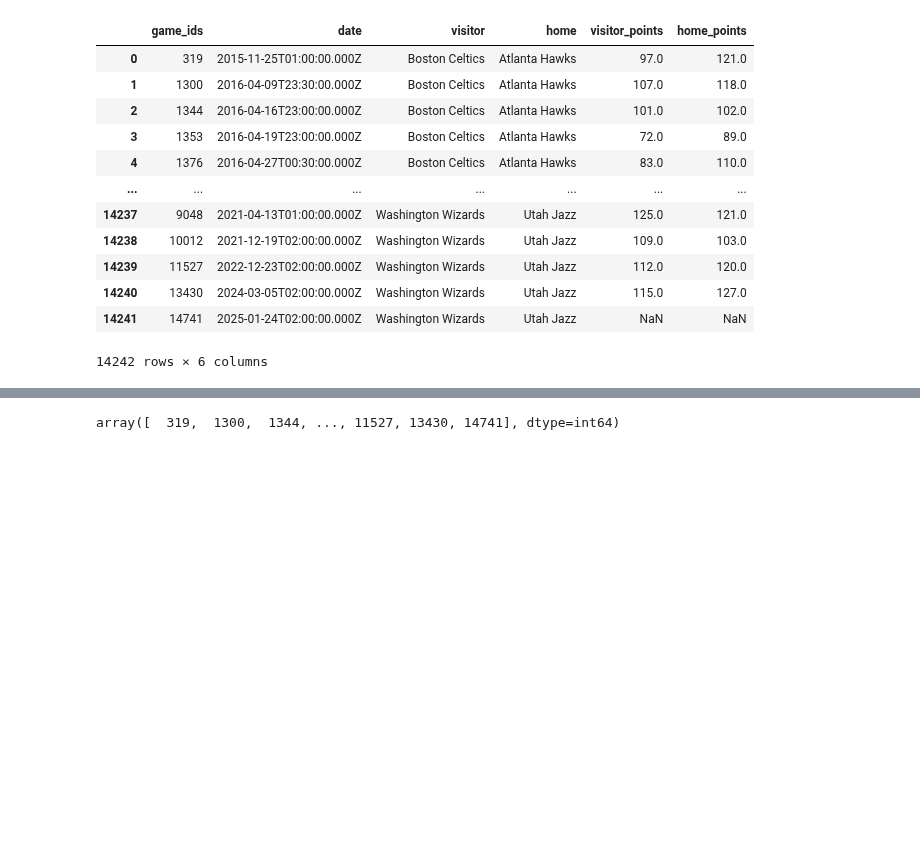
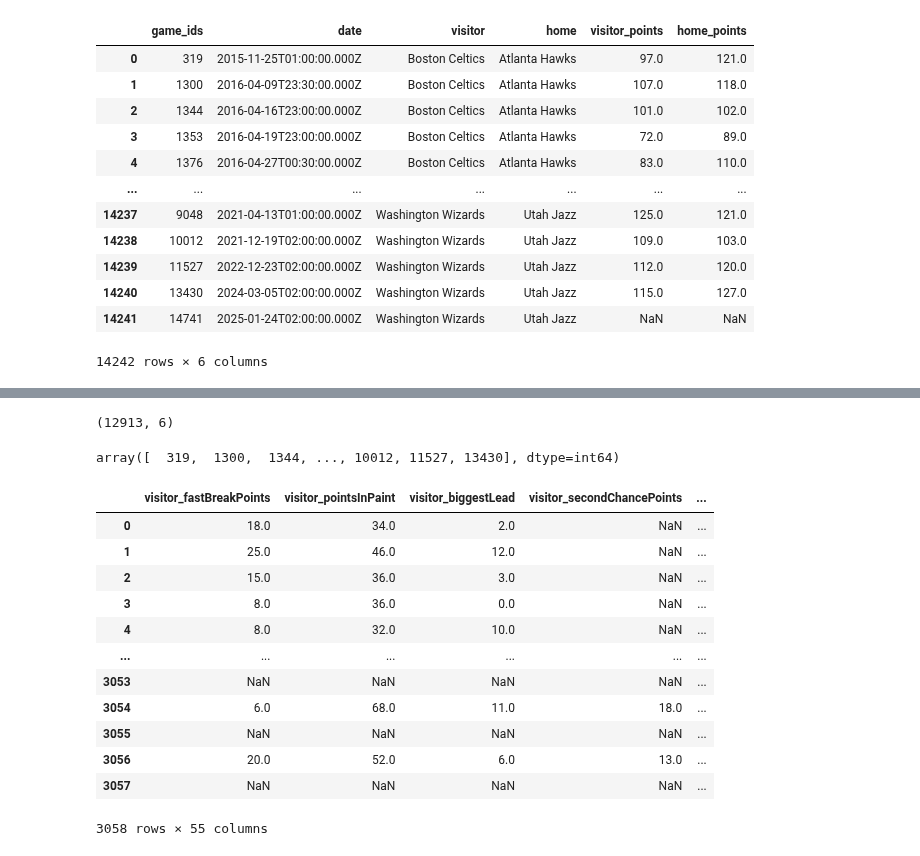
Before and after one commit to VincentGordon-Data-Analyst/nba-api, a Jupyter notebook: game_statistics.ipynb, the cells around one changed output, grey strips where cells are left out. Saved outputs shown, nothing was run; the diff lists cells and outputs as text; code cells hidden in the pictures; blank space fills up the shorter version.

```diff
--- a/game_statistics.ipynb
+++ b/game_statistics.ipynb
@@ -30,9 +40,17 @@ game_df
+# %%
+# Drop rows with null values
+game_df = game_df.dropna()
+
+# Shape of the data frame
+game_df.shape
+# %% [output]
+(12913, 6)
 # %%
 # Grab game ids to be used with api call
 game_ids = game_df['game_ids'].values
 game_ids
 # %% [output]
-array([  319,  1300,  1344, ..., 11527, 13430, 14741], dtype=int64)
+array([  319,  1300,  1344, ..., 10012, 11527, 13430], dtype=int64)
 # %%
 url = "https://api-nba-v1.p.rapidapi.com/games/statistics"
 headers = {
@@ -72,5 +90,8 @@ for game_id in game_ids:
 			# Append both visitor and home stats
 			statistics.append({**visitor_stats, **home_stats})
 
+			# Sleep function
+			time.sleep(5)
+
 # Create the Data Frame
 game_statistics_df = pd.DataFrame(statistics)
@@ -79,0 +98,18 @@ game_statistics_df
+# %%
+# Export as csv file
+game_statistics_df.to_csv('./data/gameStatistics.csv', index=False)
+game_statistics_df
+# %% [output]
+|  | visitor_fastBreakPoints | visitor_pointsInPaint | visitor_biggestLead | visitor_secondChancePoints | ... |
+| 0 | 18.0 | 34.0 | 2.0 | NaN | ... |
+| 1 | 25.0 | 46.0 | 12.0 | NaN | ... |
+| 2 | 15.0 | 36.0 | 3.0 | NaN | ... |
+| 3 | 8.0 | 36.0 | 0.0 | NaN | ... |
+| 4 | 8.0 | 32.0 | 10.0 | NaN | ... |
+| ... | ... | ... | ... | ... | ... |
+| 3053 | NaN | NaN | NaN | NaN | ... |
+| 3054 | 6.0 | 68.0 | 11.0 | 18.0 | ... |
+| 3055 | NaN | NaN | NaN | NaN | ... |
+| 3056 | 20.0 | 52.0 | 6.0 | 13.0 | ... |
+| 3057 | NaN | NaN | NaN | NaN | ... |
+3058 rows × 55 columns
```
Also changed, not shown: parts of 10 cells of this notebook, 4 other files.
